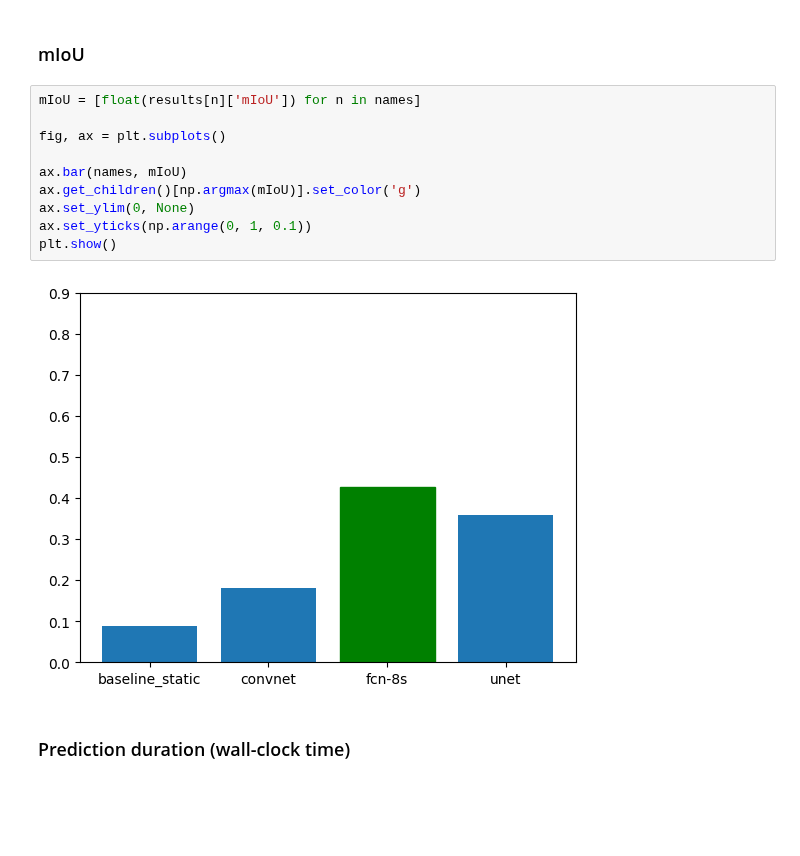
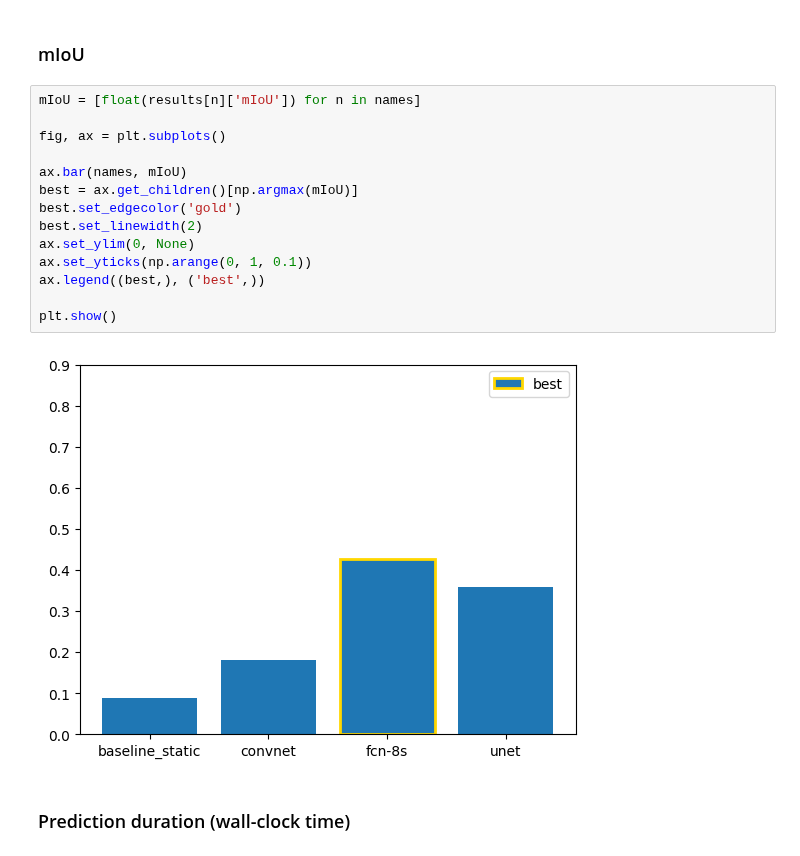
Before and after one commit to rondo-lehner/CM3070_Final_project, a Jupyter notebook: notebooks/ev_01_evaluate_models.ipynb, the cells around one changed output. Drawn from its saved outputs; the diff is of its cells as text; blank space fills up the shorter version.

Commit message:
highlight best values

```diff
--- a/notebooks/ev_01_evaluate_models.ipynb
+++ b/notebooks/ev_01_evaluate_models.ipynb
@@ -441,15 +444,19 @@ for n in names:
 # %%
 mIoU = [float(results[n]['mIoU']) for n in names]
 
 fig, ax = plt.subplots()
 
 ax.bar(names, mIoU)
-ax.get_children()[np.argmax(mIoU)].set_color('g')
+best = ax.get_children()[np.argmax(mIoU)]
+best.set_edgecolor('gold')
+best.set_linewidth(2)
 ax.set_ylim(0, None)
 ax.set_yticks(np.arange(0, 1, 0.1))
+ax.legend((best,), ('best',))
+
 plt.show()
 # %% [output]
-[figure, old version]
+[figure, new version]
 # %% [markdown]
 ### Prediction duration (wall-clock time)
 # %%
```
Also changed, not shown: parts of 4 cells of this notebook.
